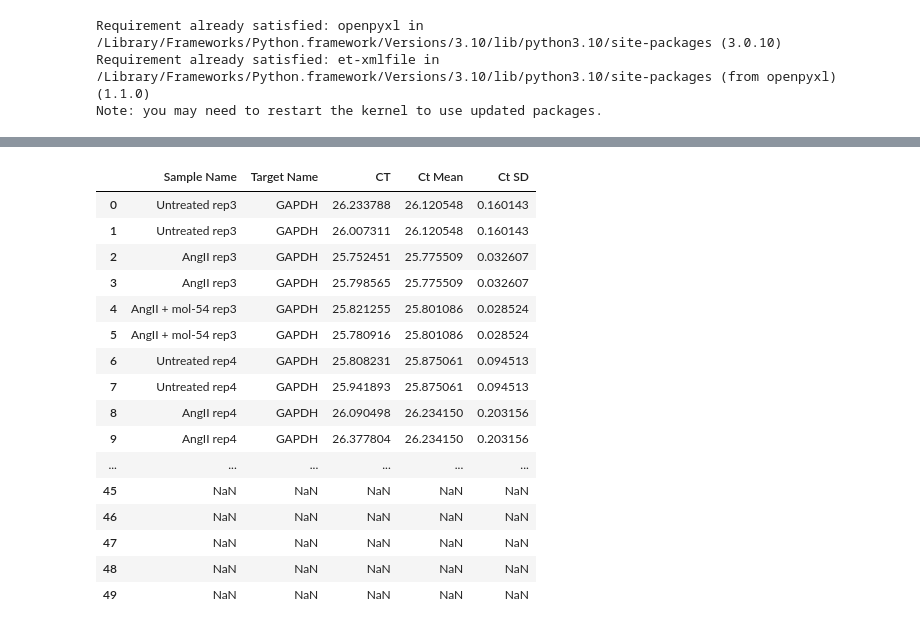
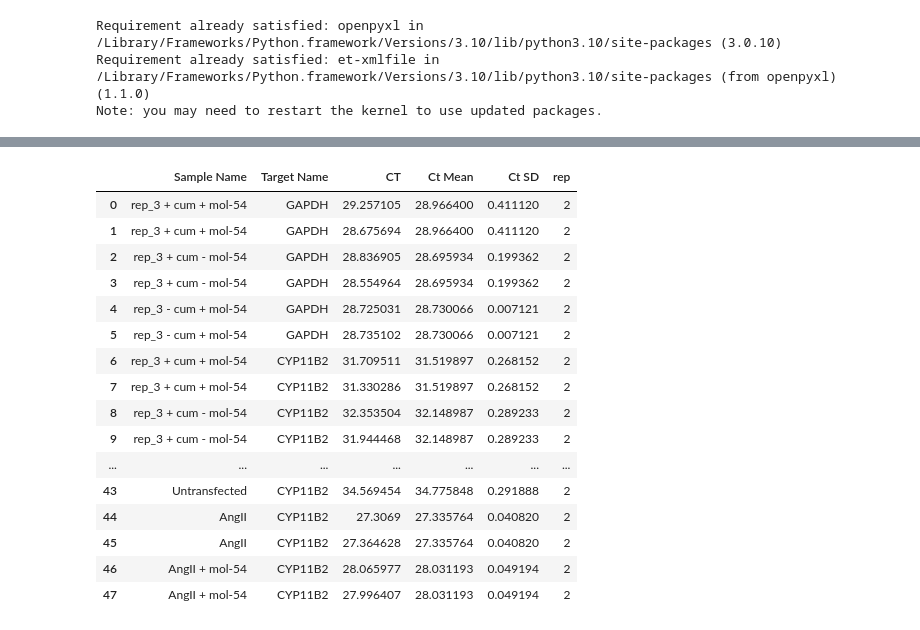
Before and after one commit to Sanas-m/molecule-54, a Jupyter notebook: AngII-stim/results/all-replicates.ipynb, the cells around one changed output, grey strips where cells are left out. Saved outputs shown, nothing was run; the diff lists cells and outputs as text; code cells hidden in the pictures.

```diff
--- a/AngII-stim/results/all-replicates.ipynb
+++ b/AngII-stim/results/all-replicates.ipynb
@@ -39,25 +22,34 @@ print (rawData)
 # %%
-AngII_data_raw = rawData.drop(columns = ['Well', 'Well Position', 'Omit', 'Task', 'Reporter', 'Quencher', 'Quantity', \
+rawDataSet_2 = pd.read_excel(r'/Users/sanas/Projects/molecule-54/AngII-stim/resources/AngII_rep2.xlsx', sheet_name = 'Results', header = 50, decimal = ",")
+rawDataSet_3and4 = pd.read_excel(r'/Users/sanas/Projects/molecule-54/AngII-stim/resources/AngII_rep3-rep4.xls', sheet_name = 'Results', header = 50, decimal = ",")
+rawDataSet_5and6 = pd.read_excel(r'/Users/sanas/Projects/molecule-54/AngII-stim/resources/AngII_rep5-rep6.xls', sheet_name = 'Results', header = 50, decimal = ",")
+
+
+AngII_clean_2 = rawDataSet_2.drop(columns = ['Well', 'Well Position', 'Omit', 'Task', 'Reporter', 'Quencher', 'Quantity', \
                                     'Quantity Mean', 'Quantity SD', 'RQ', 'RQ Min', 'RQ Max', 'Delta Ct', 'Delta Ct Mean', \
                                      'Delta Ct SD', 'Delta Ct SE', 'Delta Delta Ct', 'Automatic Ct Threshold', \
                                      'Ct Threshold', 'Automatic Baseline', 'Baseline Start', \
-                                    'Baseline End', 'Amp Status', 'Comments', 'Cq Conf', 'CQCONF', 'EXPFAIL', 'NOAMP'])
-AngII_data_raw
+                                    'Baseline End', 'Amp Status', 'Comments', 'Cq Conf', 'CQCONF', 'EXPFAIL', 'NOAMP', 'HIGHSD'])
+
+AngII_clean_2['rep'] = '2'
+AngII_wo_na_2 = AngII_clean_2.dropna(axis = 0)
+#AngII_wo_na_2 = AngII_clean_2.apply(convert_rep, axis = 0)
+AngII_wo_na_2
 # %% [output]
-|  | Sample Name | Target Name | CT | Ct Mean | Ct SD |
-| 0 | Untreated rep3 | GAPDH | 26.233788 | 26.120548 | 0.160143 |
-| 1 | Untreated rep3 | GAPDH | 26.007311 | 26.120548 | 0.160143 |
-| 2 | AngII rep3 | GAPDH | 25.752451 | 25.775509 | 0.032607 |
-| 3 | AngII rep3 | GAPDH | 25.798565 | 25.775509 | 0.032607 |
-| 4 | AngII + mol-54 rep3 | GAPDH | 25.821255 | 25.801086 | 0.028524 |
-| 5 | AngII + mol-54 rep3 | GAPDH | 25.780916 | 25.801086 | 0.028524 |
-| 6 | Untreated rep4 | GAPDH | 25.808231 | 25.875061 | 0.094513 |
-| 7 | Untreated rep4 | GAPDH | 25.941893 | 25.875061 | 0.094513 |
-| 8 | AngII rep4 | GAPDH | 26.090498 | 26.234150 | 0.203156 |
-| 9 | AngII rep4 | GAPDH | 26.377804 | 26.234150 | 0.203156 |
-| ... | ... | ... | ... | ... | ... |
-| 45 | NaN | NaN | NaN | NaN | NaN |
-| 46 | NaN | NaN | NaN | NaN | NaN |
-| 47 | NaN | NaN | NaN | NaN | NaN |
-| 48 | NaN | NaN | NaN | NaN | NaN |
-| 49 | NaN | NaN | NaN | NaN | NaN |
+|  | Sample Name | Target Name | CT | Ct Mean | Ct SD | rep |
+| 0 | rep_3 + cum + mol-54 | GAPDH | 29.257105 | 28.966400 | 0.411120 | 2 |
+| 1 | rep_3 + cum + mol-54 | GAPDH | 28.675694 | 28.966400 | 0.411120 | 2 |
+| 2 | rep_3 + cum - mol-54 | GAPDH | 28.836905 | 28.695934 | 0.199362 | 2 |
+| 3 | rep_3 + cum - mol-54 | GAPDH | 28.554964 | 28.695934 | 0.199362 | 2 |
+| 4 | rep_3 - cum + mol-54 | GAPDH | 28.725031 | 28.730066 | 0.007121 | 2 |
+| 5 | rep_3 - cum + mol-54 | GAPDH | 28.735102 | 28.730066 | 0.007121 | 2 |
+| 6 | rep_3 + cum + mol-54 | CYP11B2 | 31.709511 | 31.519897 | 0.268152 | 2 |
+| 7 | rep_3 + cum + mol-54 | CYP11B2 | 31.330286 | 31.519897 | 0.268152 | 2 |
+| 8 | rep_3 + cum - mol-54 | CYP11B2 | 32.353504 | 32.148987 | 0.289233 | 2 |
+| 9 | rep_3 + cum - mol-54 | CYP11B2 | 31.944468 | 32.148987 | 0.289233 | 2 |
+| ... | ... | ... | ... | ... | ... | ... |
+| 43 | Untransfected | CYP11B2 | 34.569454 | 34.775848 | 0.291888 | 2 |
+| 44 | AngII | CYP11B2 | 27.3069 | 27.335764 | 0.040820 | 2 |
+| 45 | AngII | CYP11B2 | 27.364628 | 27.335764 | 0.040820 | 2 |
+| 46 | AngII + mol-54 | CYP11B2 | 28.065977 | 28.031193 | 0.049194 | 2 |
+| 47 | AngII + mol-54 | CYP11B2 | 27.996407 | 28.031193 | 0.049194 | 2 |
```
Also changed, not shown: parts of 10 cells of this notebook.
